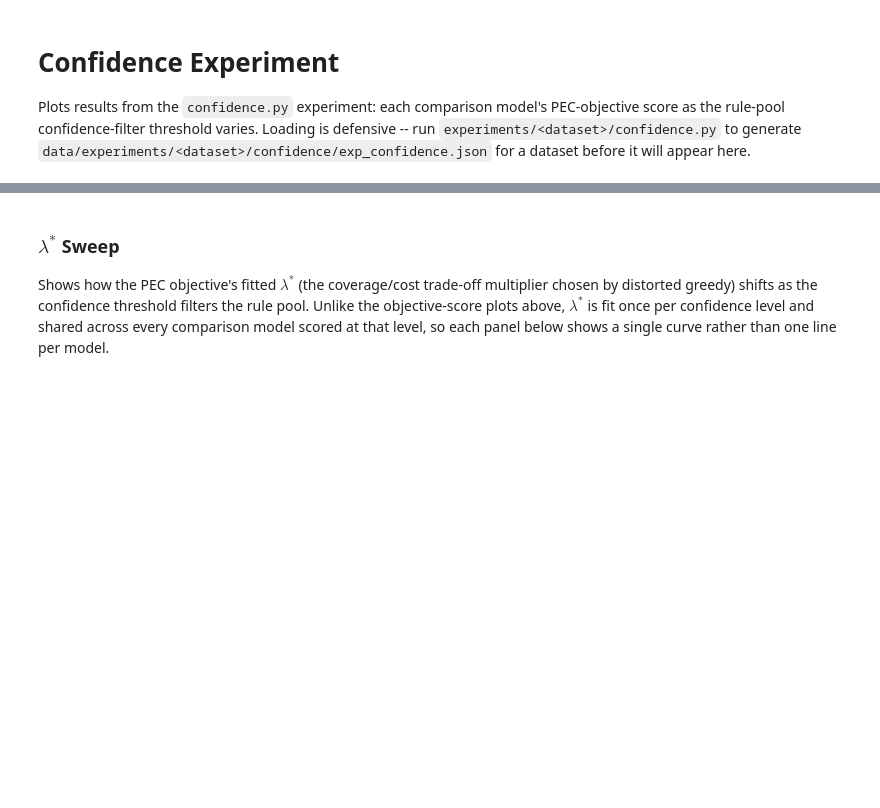
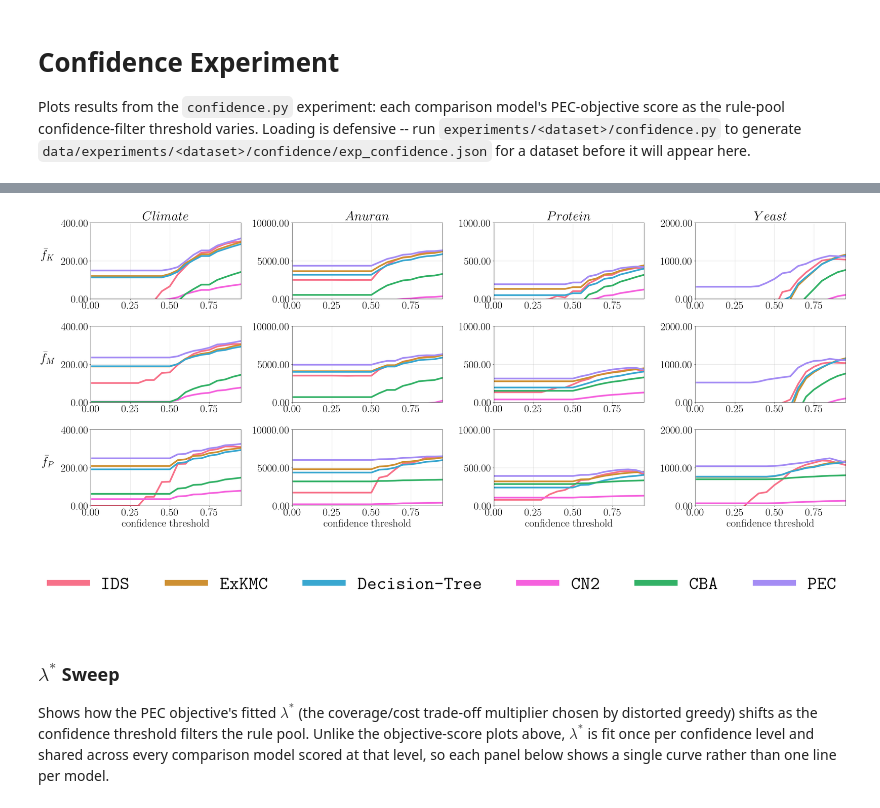
Before and after one commit to kevinqnb/interpretable-clustering, a Jupyter notebook: examples/experiments.ipynb, the cells around one changed output, grey strips where cells are left out. Drawn from its saved outputs; the diff is of its cells as text; code cells hidden in the pictures; blank space fills up the shorter version.

```diff
--- a/examples/experiments.ipynb
+++ b/examples/experiments.ipynb
@@ -1437,7 +1480,7 @@ for dataset, conf_json in dataset_confidence_dict.items():
 
     for objective in objective_names:
         dscluster_key = f'dscluster; {objective}; ensemble'
-        for module in comparison_modules + [dscluster_key]:
+        for module in list(comparison_modules) + [dscluster_key]:
             y_vals = []
             for k in conf_keys:
                 level = conf_json[k]
@@ -1453,7 +1496,7 @@ for dataset, conf_json in dataset_confidence_dict.items():
 # Plot results:
 
 function_name_dict = {0: 'K', 1: 'M', 2: 'P'}
-module_order = comparison_modules + ['dscluster; ensemble']
+module_order = list(comparison_modules) + ['dscluster; ensemble']
 
 fig, axs = plt.subplots(len(objective_names), len(dataset_confidence_dict), figsize=(34, 14), squeeze=False)
 
@@ -1468,38 +1511,40 @@ for i, dataset in enumerate(dataset_confidence_dict.keys()):
             if module not in module_result_dict:
                 continue
             r = module_result_dict[module]
             mask = ~np.isnan(r['y'])
             axs[j, i].plot(
                 r['x'][mask], r['y'][mask],
                 color=color_dict.get(module, 'grey'),
                 #marker=marker_style_dict.get(module, 'o'),
                 linestyle='dashed' if r['is_flat'] else 'solid',
                 linewidth=5, markersize=10, markeredgecolor='black',
                 label=title_dict.get(module, module),
             )
 
         axs[j, i].grid(which='major', linestyle='-', linewidth=0.8, alpha=0.5)
         axs[j, i].set_xlim(0.0, 0.95)
         y_pad = 0.01 * y_std
         y_lo, y_hi, yticks = nice_lim_for_3_ticks(y_min - y_pad, y_max + y_pad, clip=(0, np.inf))
         axs[j, i].set_ylim(y_lo, y_hi)
         axs[j, i].set_yticks(yticks)
         axs[j, i].yaxis.set_major_formatter(FormatStrFormatter('%.2f'))
 
         if i == 0:
             axs[j, i].set_ylabel(rf"$\bar{{f}}_{{{function_name_dict[j]}}}$", rotation=0, labelpad=40, fontsize=36)
         if j == 0:
             axs[j, i].set_title(rf"${dataset.capitalize()}$")
         if j == len(objective_names) - 1:
             axs[j, i].set_xlabel(r"\textup{confidence threshold}")
 
 fig.tight_layout()
 
-#plt.savefig(
-#    "../figures/experiments/confidence_sweep.pdf",
-#    bbox_inches='tight',
-#    dpi=300
-#)
+plt.savefig(
+    "../figures/experiments/confidence_sweep.pdf",
+    bbox_inches='tight',
+    dpi=300
+)
+# %% [output]
+[figure, added]
 # %%
 # Create a separate legend for the confidence-sweep plot
 fig, ax = plt.subplots(figsize=(12, 2))
@@ -1508,11 +1553,11 @@ legend_elements = [
     mlines.Line2D(
         [], [],
         color=color_dict.get(m, 'grey'),
-        marker=marker_style_dict.get(m, 'o'),
+        marker=None,#marker_style_dict.get(m, 'o'),
         markersize=20,
         markeredgecolor='k',
         markeredgewidth=1.5,
-        linewidth=3,
+        linewidth=10,
         linestyle='solid',
         label=title_dict.get(m, m),
     )
@@ -1523,7 +1568,7 @@ legend_elements = [
 #    mlines.Line2D([], [], color='black', linestyle='dashed', linewidth=3, label='Constant'),
 #]
 
-ax.legend(handles=legend_elements, ncol=5, loc='center', frameon=False)
+ax.legend(handles=legend_elements, ncol=6, loc='center', frameon=False)
 ax.axis('off')
 
 plt.savefig(
@@ -1533,6 +1578,8 @@ plt.savefig(
 )
 
 plt.show()
+# %% [output]
+[figure, added]
 # %% [markdown]
 ### $\lambda^*$ Sweep
 
```
Also changed, not shown: parts of 14 cells of this notebook, 2 other files.
